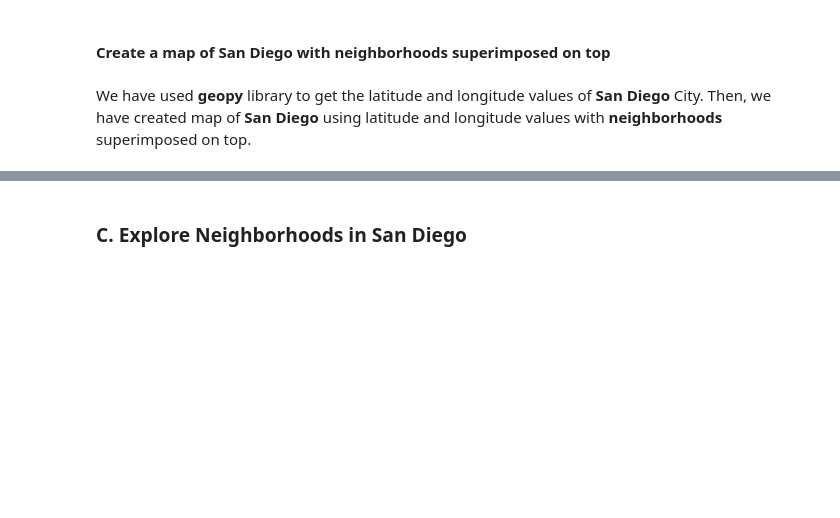
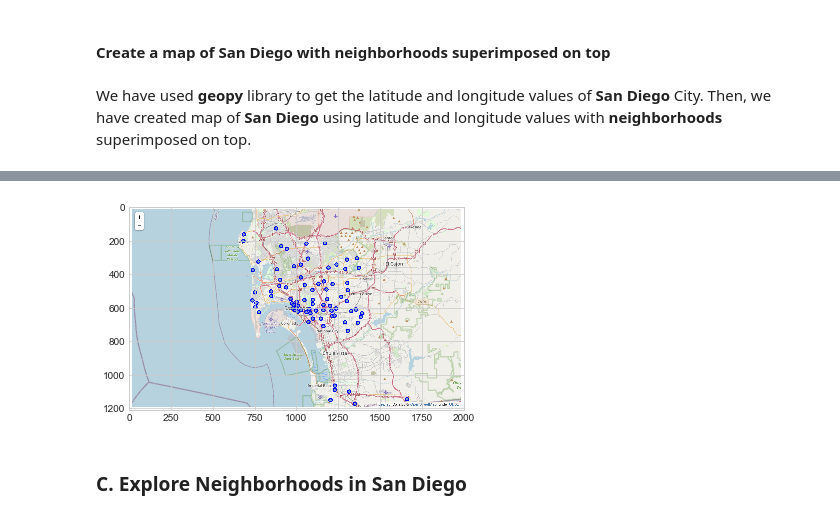
Before and after one commit to JagritiG/Coursera_Capstone, a Jupyter notebook: notebook/capstone_project_the_battle_of_neighborhoods.ipynb, the cells around one changed output, grey strips where cells are left out. Saved outputs shown, nothing was run; the diff lists cells and outputs as text; code cells hidden in the pictures; blank space fills up the shorter version.

```diff
--- a/notebook/capstone_project_the_battle_of_neighborhoods.ipynb
+++ b/notebook/capstone_project_the_battle_of_neighborhoods.ipynb
@@ -162,8 +204,10 @@ sd_map
 # %%
-import matplotlib.image as mpimg
-image = mpimg.imread("../images/fig1_sd_map.png")
+# display the static figure of San Diego map
+image = mpimg.imread("../images/sd_map_fig1.png")
 plt.imshow(image)
 plt.show()
+# %% [output]
+[figure, added]
 # %% [markdown]
 ### C. Explore Neighborhoods in San Diego
 # %% [markdown]
```
Also changed, not shown: parts of 129 cells of this notebook, 58 other files.
